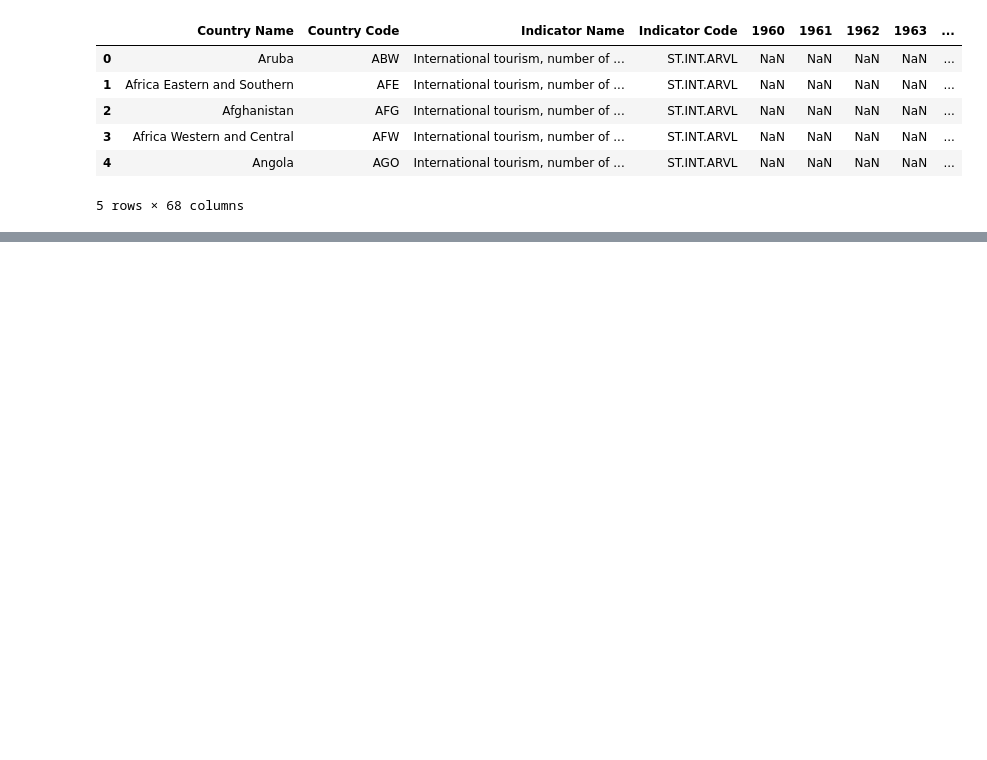
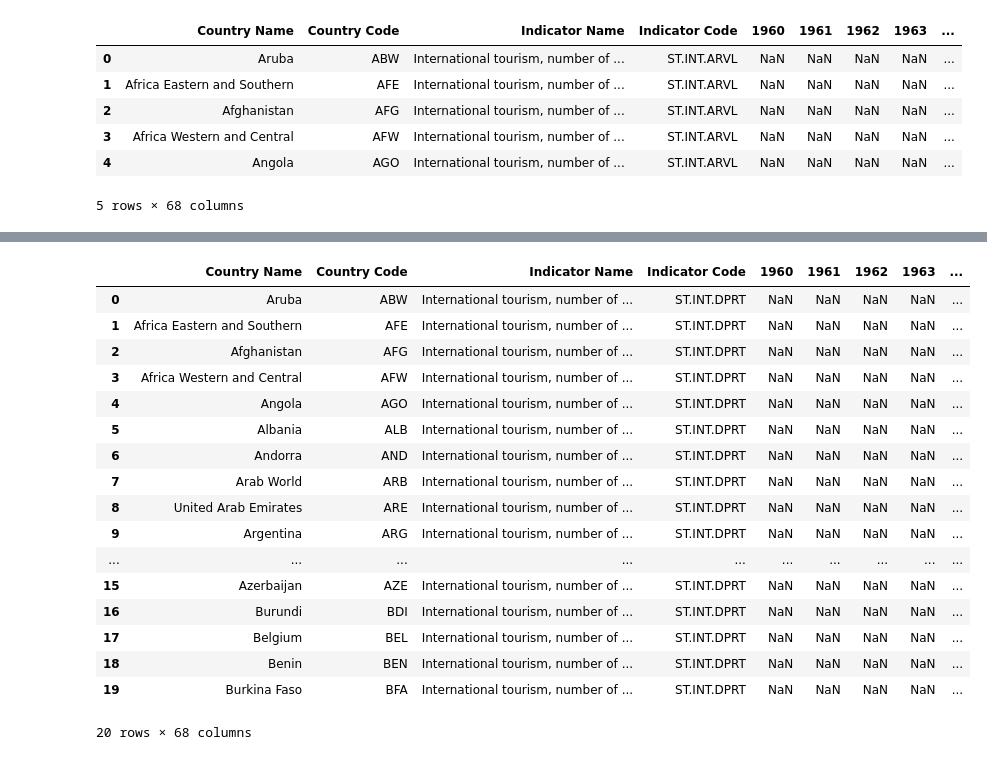
Before and after one commit to wlharr04/tourism-analysis, a Jupyter notebook: exploration.ipynb, the cells around one changed output, grey strips where cells are left out. Saved outputs shown, nothing was run; the diff lists cells and outputs as text; code cells hidden in the pictures; blank space fills up the shorter version.

```diff
--- a/exploration.ipynb
+++ b/exploration.ipynb
@@ -24,3 +24,26 @@ df_metadata_country.head()
 | 2 | AFG | South Asia | Low income | The reporting period for national... | Afghanistan | NaN |
 | 3 | AFW | NaN | NaN | 22 countries, stretching from the... | Africa Western and Central | NaN |
 | 4 | AGO | Sub-Saharan Africa | Lower middle income | The World Bank systematically ass... | Angola | NaN |
+# %%
+df_departures = pd.read_csv('./data/Departures/API_ST.INT.DPRT_DS2_en_csv_v2_5996775.csv')
+
+df_departures.head(20)
+# %% [output]
+|  | Country Name | Country Code | Indicator Name | Indicator Code | 1960 | 1961 | 1962 | 1963 | ... |
+| 0 | Aruba | ABW | International tourism, number of ... | ST.INT.DPRT | NaN | NaN | NaN | NaN | ... |
+| 1 | Africa Eastern and Southern | AFE | International tourism, number of ... | ST.INT.DPRT | NaN | NaN | NaN | NaN | ... |
+| 2 | Afghanistan | AFG | International tourism, number of ... | ST.INT.DPRT | NaN | NaN | NaN | NaN | ... |
+| 3 | Africa Western and Central | AFW | International tourism, number of ... | ST.INT.DPRT | NaN | NaN | NaN | NaN | ... |
+| 4 | Angola | AGO | International tourism, number of ... | ST.INT.DPRT | NaN | NaN | NaN | NaN | ... |
+| 5 | Albania | ALB | International tourism, number of ... | ST.INT.DPRT | NaN | NaN | NaN | NaN | ... |
+| 6 | Andorra | AND | International tourism, number of ... | ST.INT.DPRT | NaN | NaN | NaN | NaN | ... |
+| 7 | Arab World | ARB | International tourism, number of ... | ST.INT.DPRT | NaN | NaN | NaN | NaN | ... |
+| 8 | United Arab Emirates | ARE | International tourism, number of ... | ST.INT.DPRT | NaN | NaN | NaN | NaN | ... |
+| 9 | Argentina | ARG | International tourism, number of ... | ST.INT.DPRT | NaN | NaN | NaN | NaN | ... |
+| ... | ... | ... | ... | ... | ... | ... | ... | ... | ... |
+| 15 | Azerbaijan | AZE | International tourism, number of ... | ST.INT.DPRT | NaN | NaN | NaN | NaN | ... |
+| 16 | Burundi | BDI | International tourism, number of ... | ST.INT.DPRT | NaN | NaN | NaN | NaN | ... |
+| 17 | Belgium | BEL | International tourism, number of ... | ST.INT.DPRT | NaN | NaN | NaN | NaN | ... |
+| 18 | Benin | BEN | International tourism, number of ... | ST.INT.DPRT | NaN | NaN | NaN | NaN | ... |
+| 19 | Burkina Faso | BFA | International tourism, number of ... | ST.INT.DPRT | NaN | NaN | NaN | NaN | ... |
+20 rows × 68 columns
```
Also changed, not shown: parts of 5 cells of this notebook, 6 other files.
